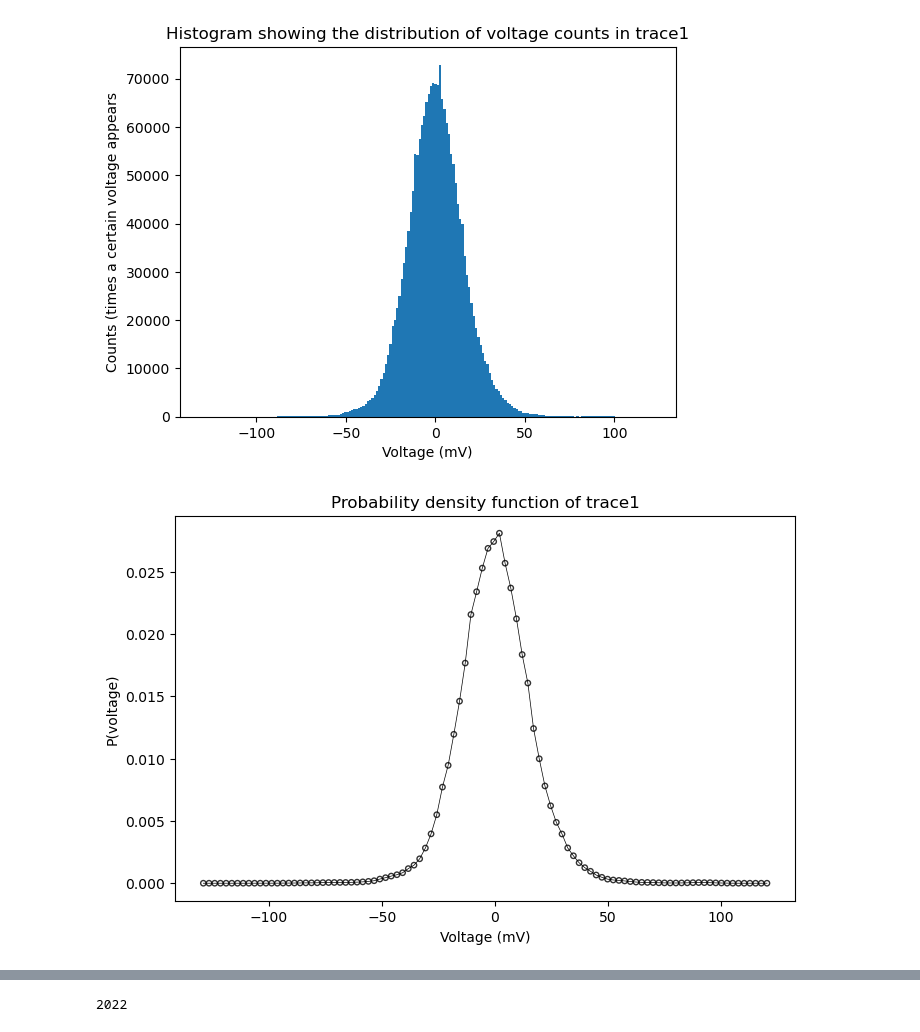
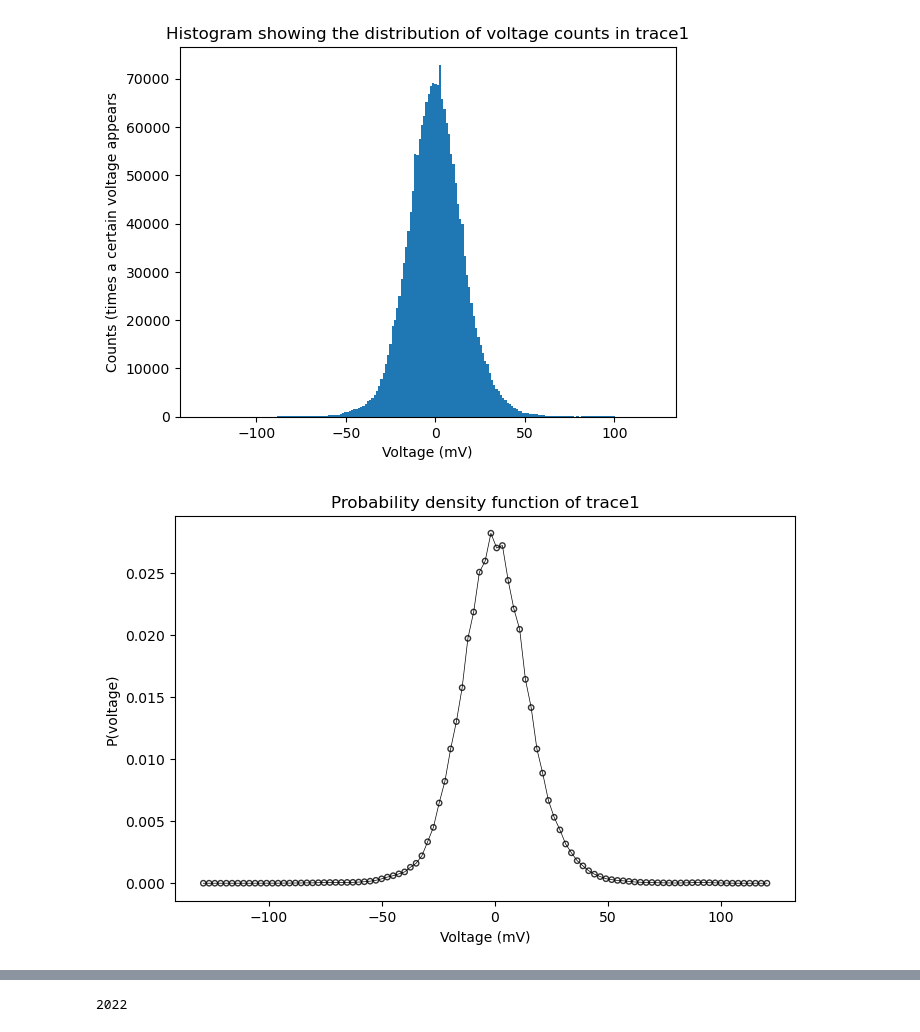
Before and after one commit to acumpelik/DSSC23, a Jupyter notebook: DSSC23-Homework2-Andrea_Cumpelik.ipynb, the cells around one changed output, grey strips where cells are left out. Drawn from its saved outputs; the diff is of its cells as text; code cells hidden in the pictures.

```diff
--- a/DSSC23-Homework2-Andrea_Cumpelik.ipynb
+++ b/DSSC23-Homework2-Andrea_Cumpelik.ipynb
@@ -62,25 +62,18 @@ plt.show()
 # %%
 # Plot a normalized probability density function
 numbins=100
-counts, edges = np.histogram(trace1, bins=numbins, density=True)
+counts, edges = np.histogram(trace1, bins=bins, density=True)
 
 # Get the center of the bin:
 bin_centers = (edges[1:]+edges[:-1])/ 2 # take the average of the consecutive edges of each bin
 
 # Plot the histogram:
 plt.figure(figsize=(8,5))
 plt.title('Probability density function of trace1')
 plt.xlabel('Voltage (mV)')
 plt.ylabel('P(voltage)')
 plt.scatter(bin_centers, counts, marker='o', s=15,facecolors='none', edgecolors='k', alpha=0.8)
 plt.plot(bin_centers, counts, linewidth=.5, color='k')
 plt.show()
-
-# print(norm.support())
-
-# # plt.plot(len(trace1), norm.pdf(trace1))
-# plt.figure(figsize=(10,5))
-# plt.plot(trace1, norm.pdf(trace1))
-# plt.show()
 # %% [output]
-[figure, old version]
+[figure, new version]
```
Also changed, not shown: parts of 17 cells of this notebook, 1 other file.
